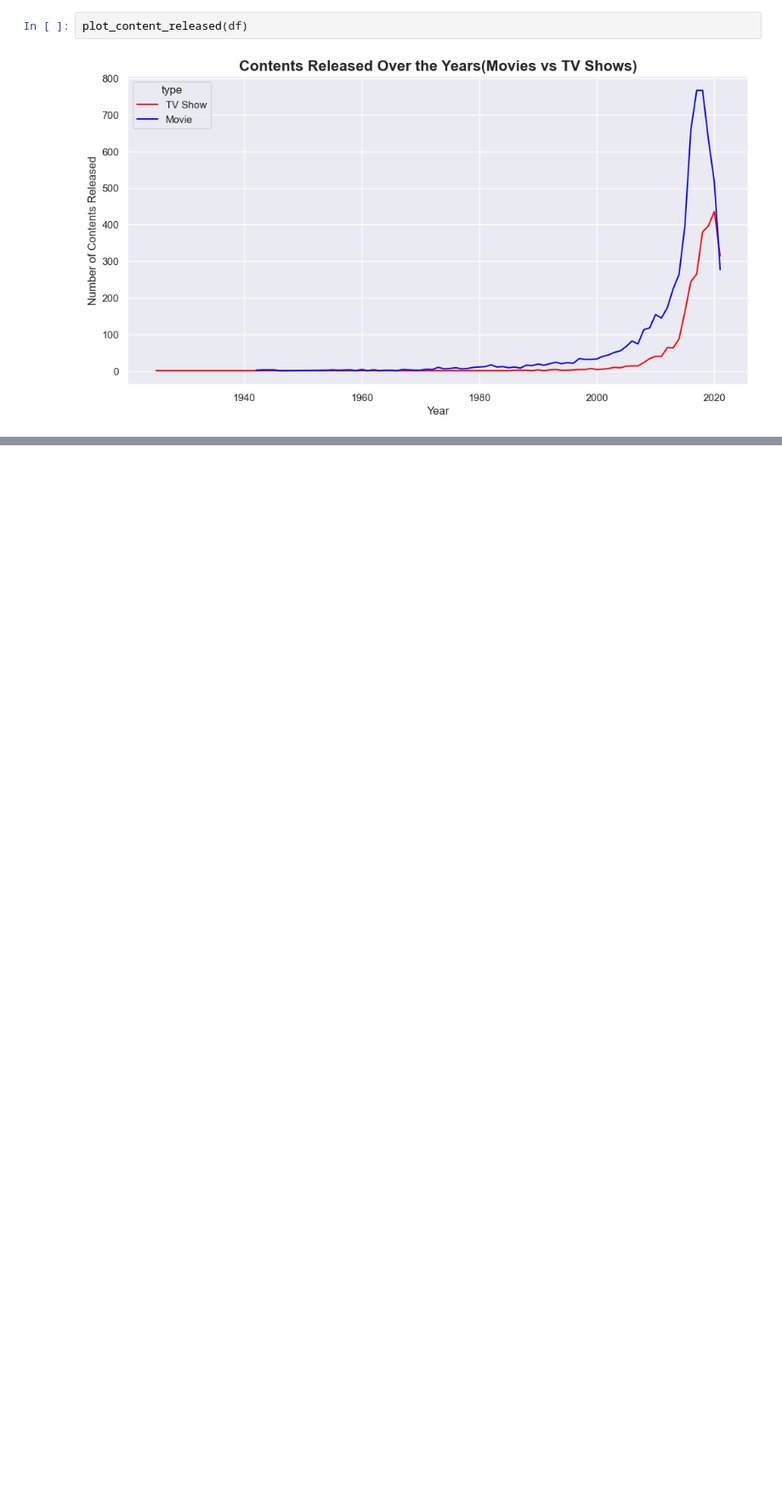
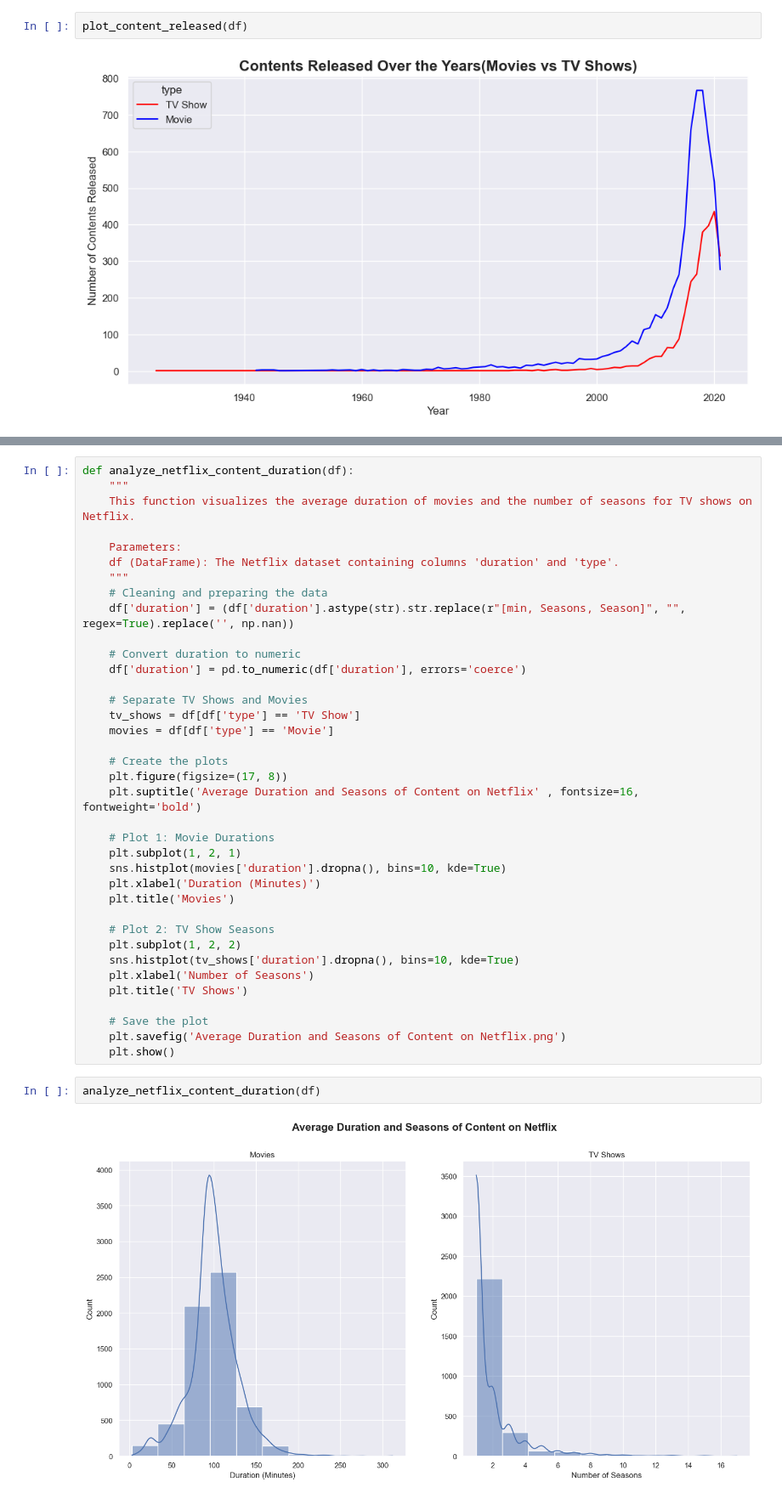
Before and after one commit to Amahianjoshua/EDA-Project-on-Netflix-Dataset, a Jupyter notebook: Netflix Project.ipynb, the cells around one changed output, grey strips where cells are left out. Shown: that part at 85% size. Cells and saved outputs as stored; diff of their text form; blank space fills up the shorter version.

```diff
--- a/Netflix Project.ipynb
+++ b/Netflix Project.ipynb
@@ -666,0 +699,41 @@ Conclusion: The platform heavily prioritizes movies, with TV shows making up a s
+# %%
+def analyze_netflix_content_duration(df):
+    """
+    This function visualizes the average duration of movies and the number of seasons for TV shows on Netflix.
+
+    Parameters:
+    df (DataFrame): The Netflix dataset containing columns 'duration' and 'type'.
+    """
+    # Cleaning and preparing the data
+    df['duration'] = (df['duration'].astype(str).str.replace(r"[min, Seasons, Season]", "", regex=True).replace('', np.nan))
+
+    # Convert duration to numeric
+    df['duration'] = pd.to_numeric(df['duration'], errors='coerce')
+
+    # Separate TV Shows and Movies
+    tv_shows = df[df['type'] == 'TV Show']
+    movies = df[df['type'] == 'Movie']
+
+    # Create the plots
+    plt.figure(figsize=(17, 8))
+    plt.suptitle('Average Duration and Seasons of Content on Netflix' , fontsize=16, fontweight='bold')
+
+    # Plot 1: Movie Durations
+    plt.subplot(1, 2, 1)
+    sns.histplot(movies['duration'].dropna(), bins=10, kde=True)
+    plt.xlabel('Duration (Minutes)')
+    plt.title('Movies')
+
+    # Plot 2: TV Show Seasons
+    plt.subplot(1, 2, 2)
+    sns.histplot(tv_shows['duration'].dropna(), bins=10, kde=True)
+    plt.xlabel('Number of Seasons')
+    plt.title('TV Shows')
+
+    # Save the plot
+    plt.savefig('Average Duration and Seasons of Content on Netflix.png')
+    plt.show()
+# %%
+analyze_netflix_content_duration(df)
+# %% [output]
+[figure, added]
```
Also changed, not shown: parts of 9 cells of this notebook.
